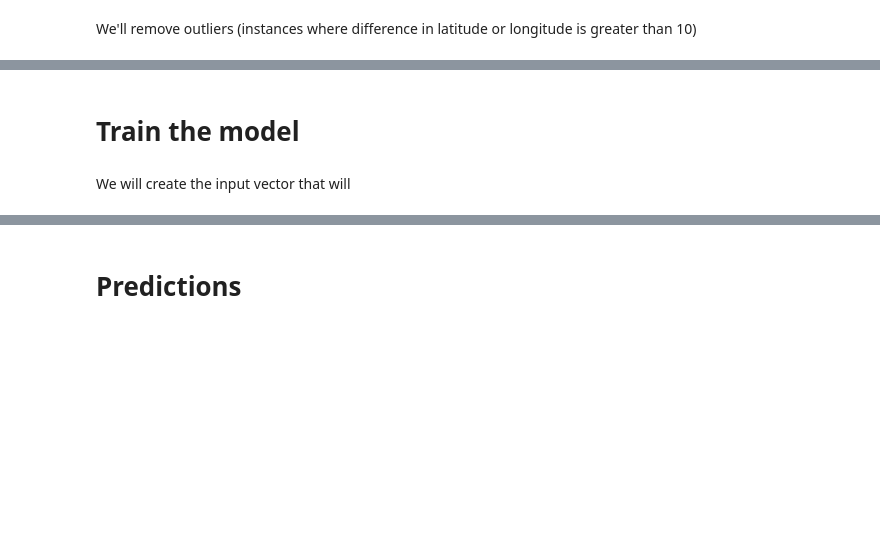
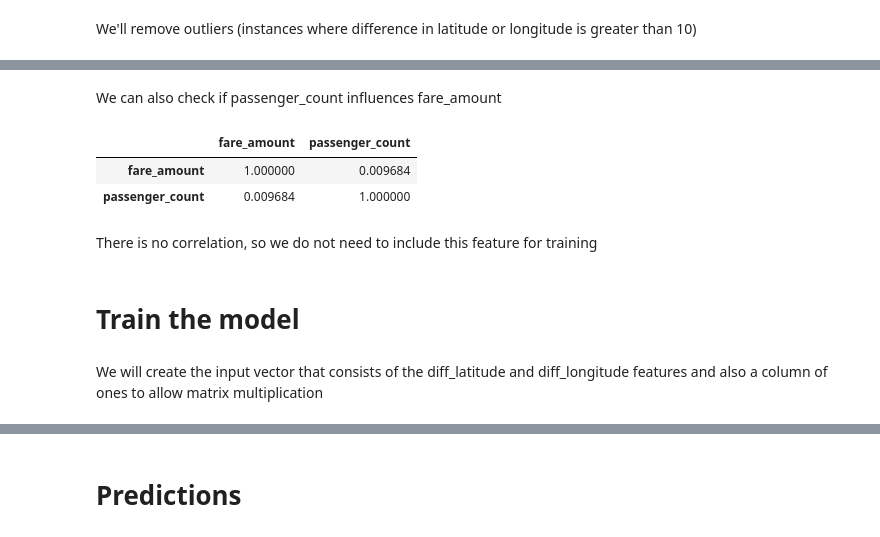
Before and after one commit to tchanda90/kaggle-taxifare, a Jupyter notebook: taxifare.ipynb, the cells around one changed output, grey strips where cells are left out. Saved outputs shown, nothing was run; the diff lists cells and outputs as text; code cells hidden in the pictures; blank space fills up the shorter version.

```diff
--- a/taxifare.ipynb
+++ b/taxifare.ipynb
@@ -79,7 +98,17 @@ train.shape
+# %% [markdown]
+We can also check if passenger_count influences fare_amount
+# %%
+train[['fare_amount', 'passenger_count']].corr()
+# %% [output]
+|  | fare_amount | passenger_count |
+| fare_amount | 1.000000 | 0.009684 |
+| passenger_count | 0.009684 | 1.000000 |
+# %% [markdown]
+There is no correlation, so we do not need to include this feature for training
 # %% [markdown]
 # Train the model
-# %% [markdown]
-We will create the input vector that will
+# %% [markdown]
+We will create the input vector that consists of the diff_latitude and diff_longitude features and also a column of ones to allow matrix multiplication
 # %%
 def create_input_vector(df):
     return np.column_stack((df['diff_longitude'], df['diff_latitude'], np.ones(len(df))))
```
Also changed, not shown: parts of 13 cells of this notebook.
